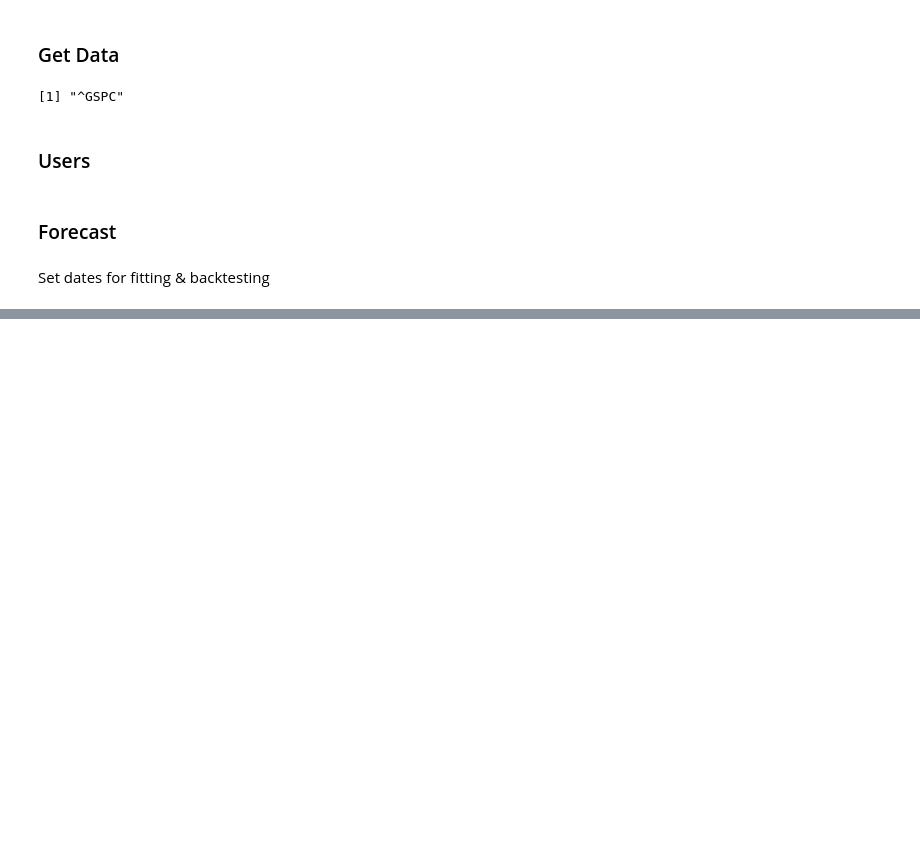
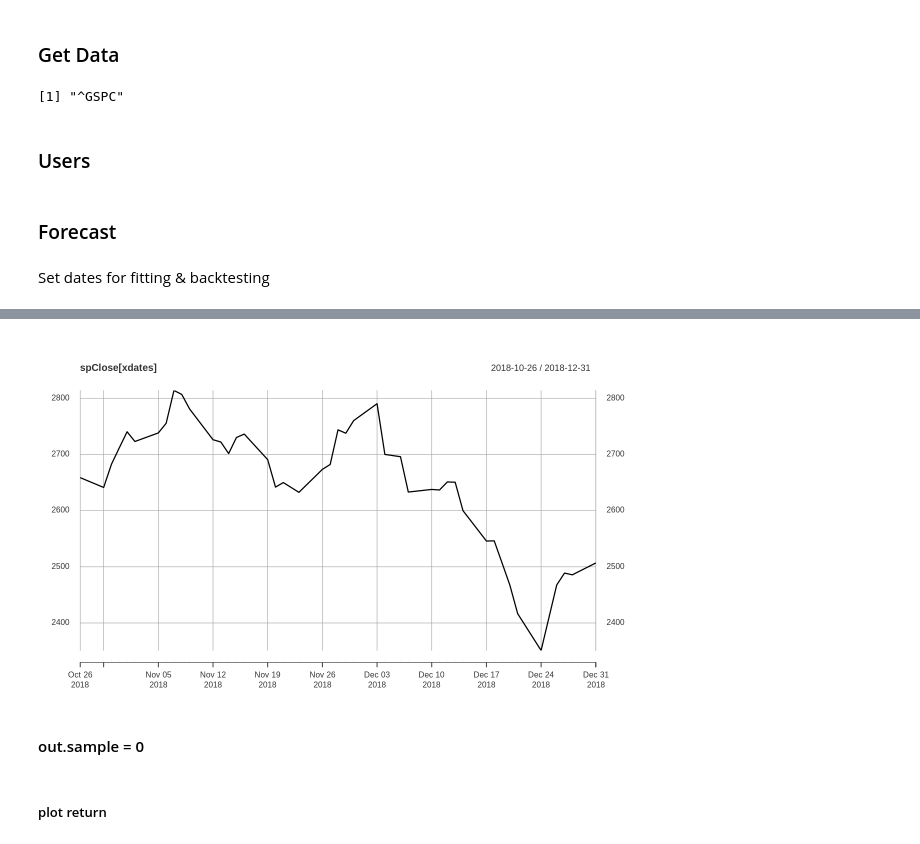
Before and after one commit to lbk209/timeseries, a Jupyter notebook: r_quantstart_arima_garch_gc.ipynb, the cells around one changed output, grey strips where cells are left out. Drawn from its saved outputs; the diff is of its cells as text; code cells hidden in the pictures; blank space fills up the shorter version.

```diff
--- a/r_quantstart_arima_garch_gc.ipynb
+++ b/r_quantstart_arima_garch_gc.ipynb
@@ -867,0 +934,12 @@ plot(x)
+# %%
+x <- forc
+
+nr = x@forecast$n.roll
+N = x@forecast$N - x@forecast$n.start
+xdates = x@model$modeldata$index[((N+1)-min(N, 25)):(N+nr)]
+
+plot(spClose[xdates])
+# %% [output]
+[figure, added]
+# %% [markdown]
+#### out.sample = 0
@@ -867,0 +948,2 @@ plot(x)
+# %% [markdown]
+##### plot return
```
Also changed, not shown: parts of 36 cells of this notebook.
